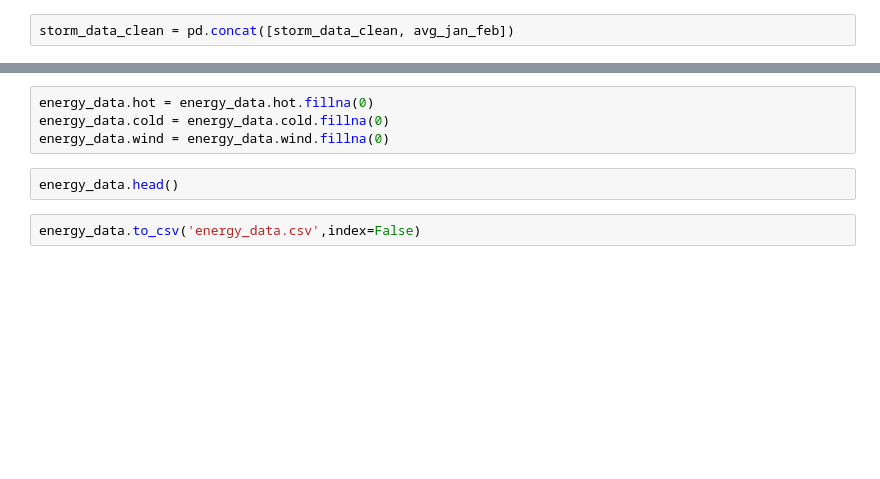
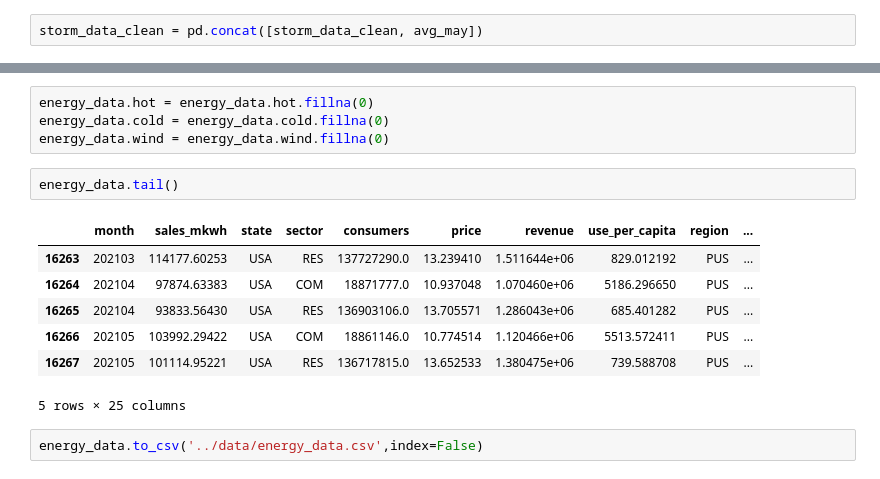
Before and after one commit to tsdataclinic/covid-energy-burden, a Jupyter notebook: src/EnergyData.ipynb, the cells around one changed output, grey strips where cells are left out. Cells and saved outputs as stored; diff of their text form; blank space fills up the shorter version.

```diff
--- a/src/EnergyData.ipynb
+++ b/src/EnergyData.ipynb
@@ -349,2 +447,2 @@ avg_jan_feb
 # %%
-storm_data_clean = pd.concat([storm_data_clean, avg_jan_feb])
+storm_data_clean = pd.concat([storm_data_clean, avg_may])
@@ -356,6 +469,14 @@ energy_data.hot = energy_data.hot.fillna(0)
 energy_data.cold = energy_data.cold.fillna(0)
 energy_data.wind = energy_data.wind.fillna(0)
 # %%
-energy_data.head()
+energy_data.tail()
+# %% [output]
+|  | month | sales_mkwh | state | sector | consumers | price | revenue | use_per_capita | region | ... |
+| 16263 | 202103 | 114177.60253 | USA | RES | 137727290.0 | 13.239410 | 1.511644e+06 | 829.012192 | PUS | ... |
+| 16264 | 202104 | 97874.63383 | USA | COM | 18871777.0 | 10.937048 | 1.070460e+06 | 5186.296650 | PUS | ... |
+| 16265 | 202104 | 93833.56430 | USA | RES | 136903106.0 | 13.705571 | 1.286043e+06 | 685.401282 | PUS | ... |
+| 16266 | 202105 | 103992.29422 | USA | COM | 18861146.0 | 10.774514 | 1.120466e+06 | 5513.572411 | PUS | ... |
+| 16267 | 202105 | 101114.95221 | USA | RES | 136717815.0 | 13.652533 | 1.380475e+06 | 739.588708 | PUS | ... |
+5 rows × 25 columns
 # %%
-energy_data.to_csv('energy_data.csv',index=False)
+energy_data.to_csv('../data/energy_data.csv',index=False)
```
Also changed, not shown: parts of 17 cells of this notebook, 6 other files.
